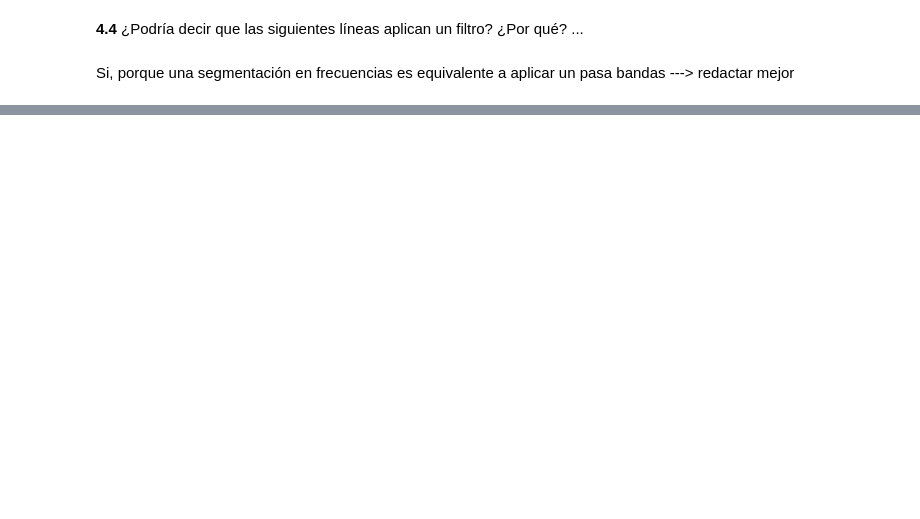
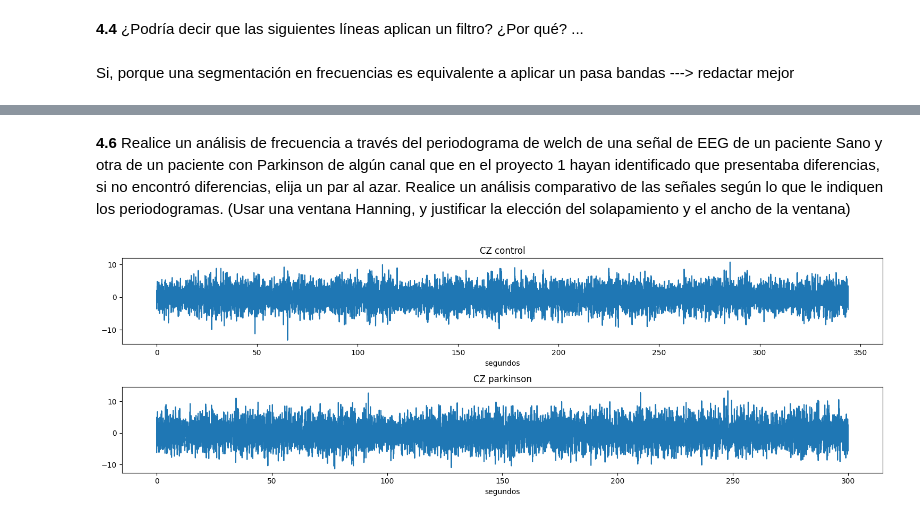
Before and after one commit to MateoOyuelaR19/LAB-BIOSE-ALES, a Jupyter notebook: 5_Analisis_en_frecuencia/practica5.ipynb, the cells around one changed output, grey strips where cells are left out. Saved outputs shown, nothing was run; the diff lists cells and outputs as text; code cells hidden in the pictures; blank space fills up the shorter version.

```diff
--- a/5_Analisis_en_frecuencia/practica5.ipynb
+++ b/5_Analisis_en_frecuencia/practica5.ipynb
@@ -63,0 +90,31 @@ Si, porque una segmentación en frecuencias es equivalente a aplicar un pasa ban
+# %% [markdown]
+**4.6** Realice un análisis de frecuencia a través del periodograma de welch de una señal de EEG de un paciente Sano y otra de un paciente con Parkinson de algún canal que en el proyecto 1 hayan identificado que presentaba diferencias, si no encontró diferencias, elija un par al azar. Realice un análisis comparativo de las señales según lo que le indiquen los periodogramas. (Usar una ventana Hanning, y justificar la elección del solapamiento y el ancho de la ventana)
+# %%
+#Carga de datos (pacientes seleccionados al azar)
+import os
+import scipy.io as sio
+directorio=os.getcwd()
+control_t=sio.loadmat(directorio+'/C012_EP_reposo.mat')['data']
+parkinson_t=sio.loadmat(directorio+'/p016_EP_reposo.mat')['data']
+# %%
+#Selección de canal y definición de vectores de tiempo
+fs = 1000 #frec muestreo
+num_canales = 8 #Channels = 'C3' 'C1' 'CZ' 'C2' 'C4' 'O1' 'OZ' 'O2'
+control=np.reshape(control_t,(control_t.shape[0],control_t.shape[1]*control_t.shape[2]),order='F')[2,:] #CZ
+parkinson=np.reshape(parkinson_t,(parkinson_t.shape[0],parkinson_t.shape[1]*parkinson_t.shape[2]),order='F')[2,:] #CZ
+t_control=np.linspace(0,(control.shape[0])/fs,control.shape[0])
+t_parkinson=np.linspace(0,(parkinson.shape[0])/fs,parkinson.shape[0])
+# %%
+#grafica de señales
+plt.figure(figsize=(15,5))
+plt.subplot(211)
+plt.plot(t_control,control)
+plt.title('CZ control')
+plt.xlabel('segundos')
+plt.subplot(212)
+plt.plot(t_parkinson,parkinson)
+plt.title('CZ parkinson')
+plt.xlabel('segundos')
+plt.tight_layout()
+# %% [output]
+[figure, added]
```
Also changed, not shown: parts of 7 cells of this notebook, 3 other files.
